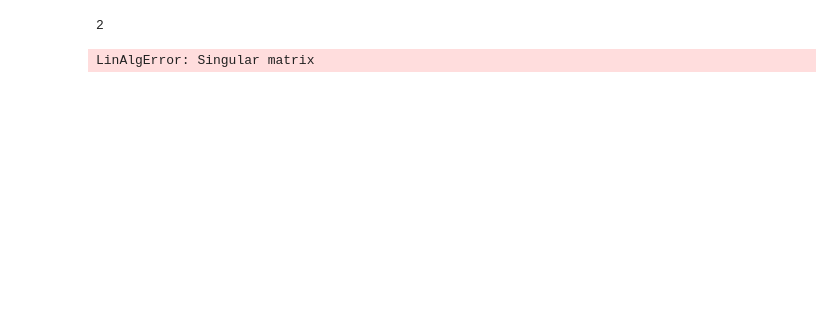
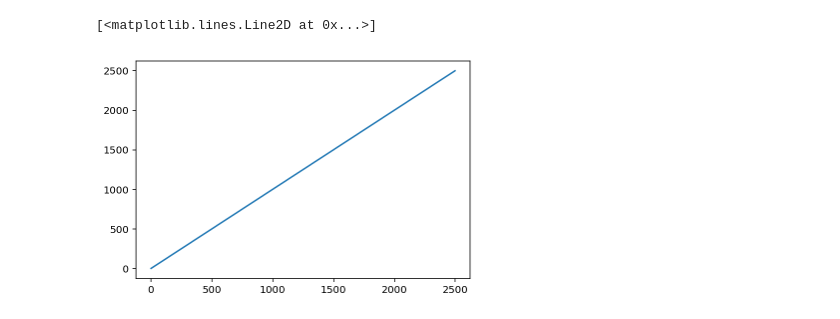
Before and after one commit to AizhanAkh/fishchips-Changes, a Jupyter notebook: IDM Fisher Matrices-Copy-Linear.ipynb, the cells around one changed output. Cells and saved outputs as stored; diff of their text form; code cells hidden in the pictures; blank space fills up the shorter version.

```diff
--- a/IDM Fisher Matrices-Copy-Linear.ipynb
+++ b/IDM Fisher Matrices-Copy-Linear.ipynb
@@ -53 +55,9 @@ plt.plot(fiducial_data[:, 0], fiducial_data[:,2])
+# %%
+plt.figure()
+plt.yscale('linear')
+plt.plot( fiducial_data[:,0])
+# so fid['pp']*fid['ell']*(fid['ell']+1) = fid ['kappakappa']
+# %% [output]
+[<matplotlib.lines.Line2D at 0x...>]
+[figure, added]
 # %%
@@ -320,11 +354,7 @@ def plot_ell(parameters_set, fiducial_set, cov, positive_definite = [], color='b
                 else:
                     ax[jj, ii].axis('off')
 # %%
-example_Planck = experiments.CMB_Primary(theta_fwhm=[7.], sigma_T=[33.], sigma_P=[56.],
-    f_sky=0.65, l_min=2, l_max=2500)
+example_Planck = experiments.CMB_Primary()
 #fisher = example_Planck.get_fisher_changed(fiducial, pars, cl_right, cl_left, steps)+example_Planck[1].get_fisher_changed(fiducial, pars, cl_right, cl_left, steps)+example_Planck[2].get_fisher_changed(fiducial, pars, cl_right, cl_left, steps)
-fisher = example_Planck.get_fisher_changed(fiducial, pars, cl_right, cl_left, steps)
-cov = np.linalg.inv(fisher)
+#fisher = example_Planck.get_fisher_changed(fiducial, pars, cl_right, cl_left, steps)
+#cov = np.linalg.inv(fisher)
-# %% [output]
-2
-LinAlgError: Singular matrix
```
Also changed, not shown: parts of 9 cells of this notebook, 5 other files.
